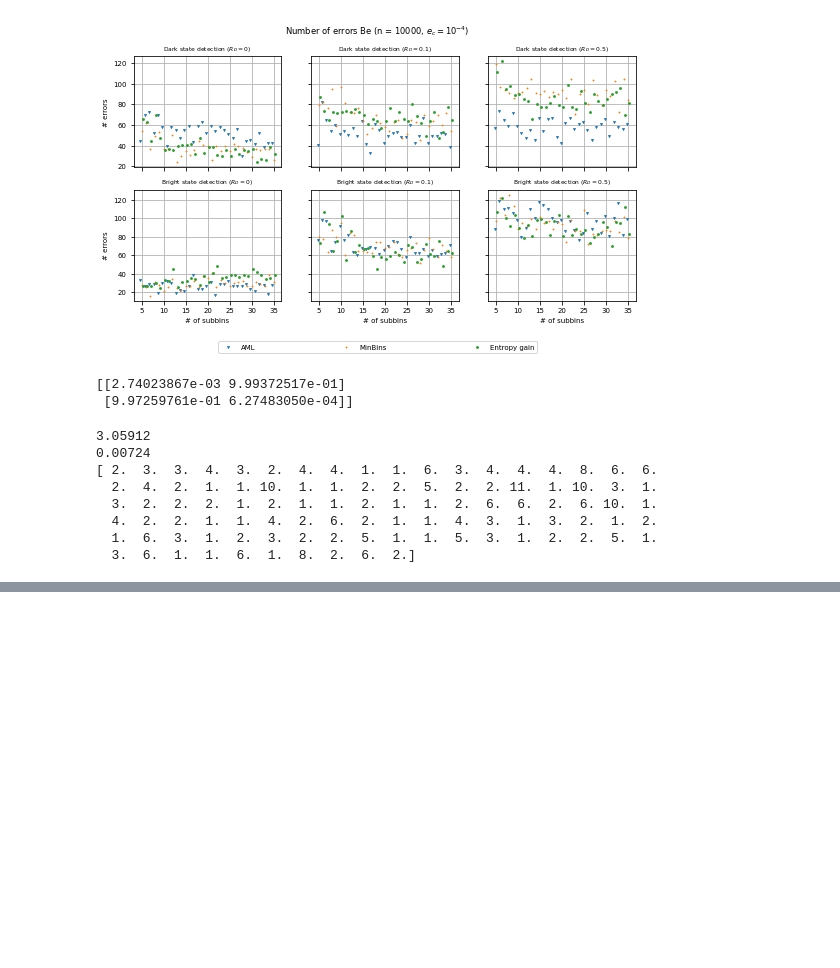
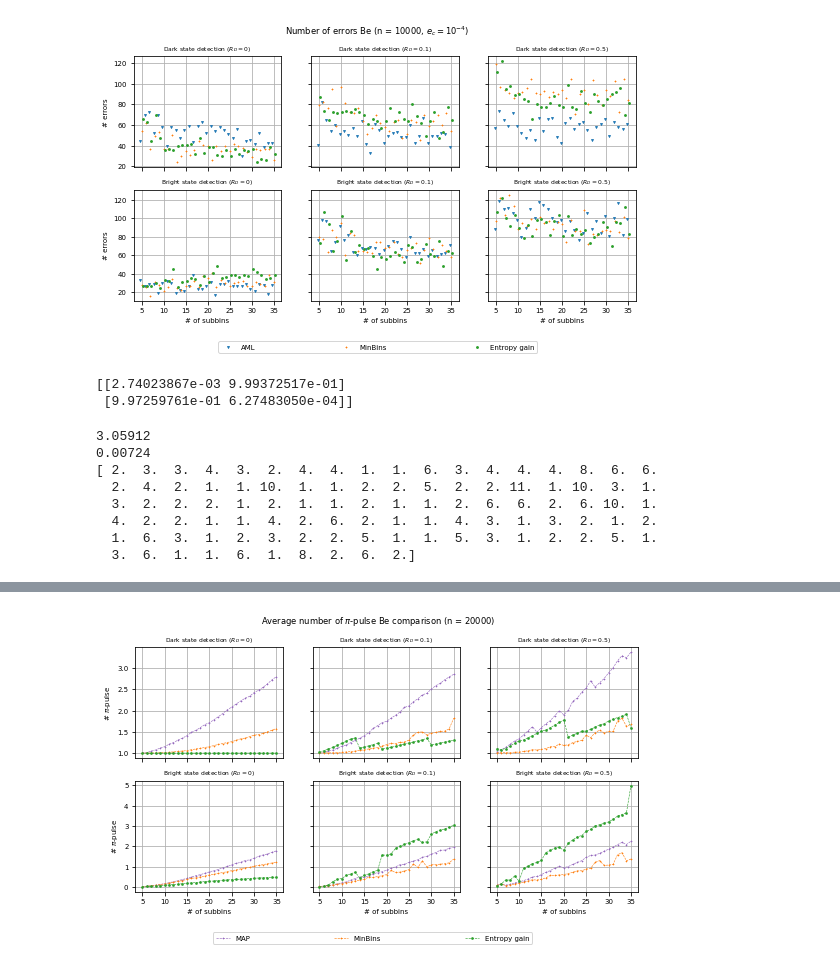
Before and after one commit to marti-m/ion-detect-mcmc, a Jupyter notebook: ion-detection-sim.ipynb, the cells around one changed output, grey strips where cells are left out. Drawn from its saved outputs; the diff is of its cells as text; code cells hidden in the pictures; blank space fills up the shorter version.

```diff
--- a/ion-detection-sim.ipynb
+++ b/ion-detection-sim.ipynb
@@ -1276,0 +1355,61 @@ np.power(100, 1.0 / 35)
+# %%
+fig, axs = plt.subplots(2, 3, sharex='all', sharey='row')
+plt.rc('font', size=7)
+plt.rc('axes', titlesize=6)
+fig.set_size_inches(9, 4.5)
+linewidth = 0.6
+size = 2
+fig.suptitle('Average number of $\pi$-pulse Be comparison (n = 20000)')
+# plot top left (dark detection R_D = 0)
+axs[0, 0].set_title('Dark state detection ($R_D = 0$)')
+axs[0, 0].plot(idx, n_pi_pulse_avg_dark_R_D_0[:, 2], label='MAP', color='tab:purple', linewidth = linewidth, linestyle='--', marker = '+', markersize=size, mew=linewidth)
+axs[0, 0].plot(idx, n_pi_pulse_avg_dark_R_D_0[:, 0], color='tab:orange', label='MinBins', linewidth = linewidth, linestyle='--', marker = '+', markersize=size, mew=linewidth)
+axs[0, 0].plot(idx, n_pi_pulse_avg_dark_R_D_0[:, 1], color='tab:green', label='Entropy gain',linewidth = linewidth, linestyle='--', marker = 'o', markersize=size, mew=linewidth)
+axs[0, 0].set_ylabel('# $\pi$-pulse')
+axs[0, 0].set_xticks(np.arange(5, 36, 5))
+axs[0, 0].set_yticks(np.arange(0, 4.5, 0.5))
+axs[0, 0].grid('all')
+
+# plot top middle (dark detection R_D = 0.1)
+axs[0, 1].set_title('Dark state detection ($R_D = 0.1$)')
+axs[0, 1].plot(idx, n_pi_pulse_avg_dark_R_D_0_1[:, 2], label='MAP', color='tab:purple', linewidth = linewidth, linestyle='--', marker = '+', markersize=size, mew=linewidth)
+axs[0, 1].plot(idx, n_pi_pulse_avg_dark_R_D_0_1[:, 0], color='tab:orange', label='MinBins', linewidth = linewidth, linestyle='--', marker = '+', markersize=size, mew=linewidth)
+axs[0, 1].plot(idx, n_pi_pulse_avg_dark_R_D_0_1[:, 1], color='tab:green', label='Entropy gain', linewidth = linewidth, linestyle='--', marker = 'o', markersize=size, mew=linewidth)
+axs[0, 1].grid('all')
+
+# plot top right (dark detection R_D = 0.5)
+axs[0, 2].set_title('Dark state detection ($R_D = 0.5$)')
+axs[0, 2].plot(idx, n_pi_pulse_avg_dark_R_D_0_5[:, 2], label='MAP', color='tab:purple', linewidth = linewidth, linestyle='--', marker = '+', markersize=size, mew=linewidth)
+axs[0, 2].plot(idx, n_pi_pulse_avg_dark_R_D_0_5[:, 0], color='tab:orange', label='MinBins', linewidth = linewidth, linestyle='--', marker = '+', markersize=size, mew=linewidth)
+axs[0, 2].plot(idx, n_pi_pulse_avg_dark_R_D_0_5[:, 1], color='tab:green', label='Entropy gain', linewidth = linewidth, linestyle='--', marker = 'o', markersize=size, mew=linewidth)
+axs[0, 2].grid('all')
+
+# plot bottom left (dark detection R_D = 0.0)
+axs[1, 0].set_title('Bright state detection ($R_D = 0$)')
+axs[1, 0].plot(idx, n_pi_pulse_avg_bright_R_D_0[:, 2], label='MAP', color='tab:purple', linewidth = linewidth, linestyle='--', marker = '+', markersize=size, mew=linewidth)
+axs[1, 0].plot(idx, n_pi_pulse_avg_bright_R_D_0[:, 0], color='tab:orange', label='MinBins', linewidth = linewidth, linestyle='--', marker = '+', markersize=size, mew=linewidth)
+axs[1, 0].plot(idx, n_pi_pulse_avg_bright_R_D_0[:, 1], color='tab:green', label='Entropy gain', linewidth = linewidth, linestyle='--', marker = 'o', markersize=size, mew=linewidth)
+axs[1, 0].set_xlabel('# of subbins')
+axs[1, 0].set_ylabel('# $\pi$-pulse')
+axs[1, 0].grid('all')
+axs[1, 0].legend(loc='lower left', ncol=3, columnspacing=12, bbox_to_anchor=(0.5, -0.5))
+
+# plot bottom middle (dark detection R_D = 0.1)
+axs[1, 1].set_title('Bright state detection ($R_D = 0.1$)')
+axs[1, 1].plot(idx, n_pi_pulse_avg_bright_R_D_0_1[:, 2], label='MAP', color='tab:purple', linewidth = linewidth, linestyle='--', marker = '+', markersize=size, mew=linewidth)
+axs[1, 1].plot(idx, n_pi_pulse_avg_bright_R_D_0_1[:, 0], color='tab:orange', label='MinBins', linewidth = linewidth, linestyle='--', marker = '+', markersize=size, mew=linewidth)
+axs[1, 1].plot(idx, n_pi_pulse_avg_bright_R_D_0_1[:, 1], color='tab:green', label='Entropy gain', linewidth = linewidth, linestyle='--', marker = 'o', markersize=size, mew=linewidth)
+axs[1, 1].set_xlabel('# of subbins')
+axs[1, 1].grid('all')
+
+# plot bottom right(dark detection R_D = 0.5)
+axs[1, 2].set_title('Bright state detection ($R_D = 0.5$)')
+axs[1, 2].plot(idx, n_pi_pulse_avg_bright_R_D_0_5[:, 2], label='MAP', color='tab:purple', linewidth = linewidth, linestyle='--', marker = '+', markersize=size, mew=linewidth)
+axs[1, 2].plot(idx, n_pi_pulse_avg_bright_R_D_0_5[:, 0], color='tab:orange', label='MinBins' ,linewidth = linewidth, linestyle='--', marker = '+', markersize=size, mew=linewidth)
+axs[1, 2].plot(idx, n_pi_pulse_avg_bright_R_D_0_5[:, 1], color='tab:green', label='Entropy gain', linewidth = linewidth, linestyle='--', marker = 'o', markersize=size, mew=linewidth)
+axs[1, 2].set_xlabel('# of subbins')
+axs[1, 2].grid('all')
+
+fig.savefig("avg_n_Pi_Be_pi_only.pdf", bbox_inches='tight')
+# %% [output]
+[figure, added]
```
Also changed, not shown: parts of 5 cells of this notebook.
